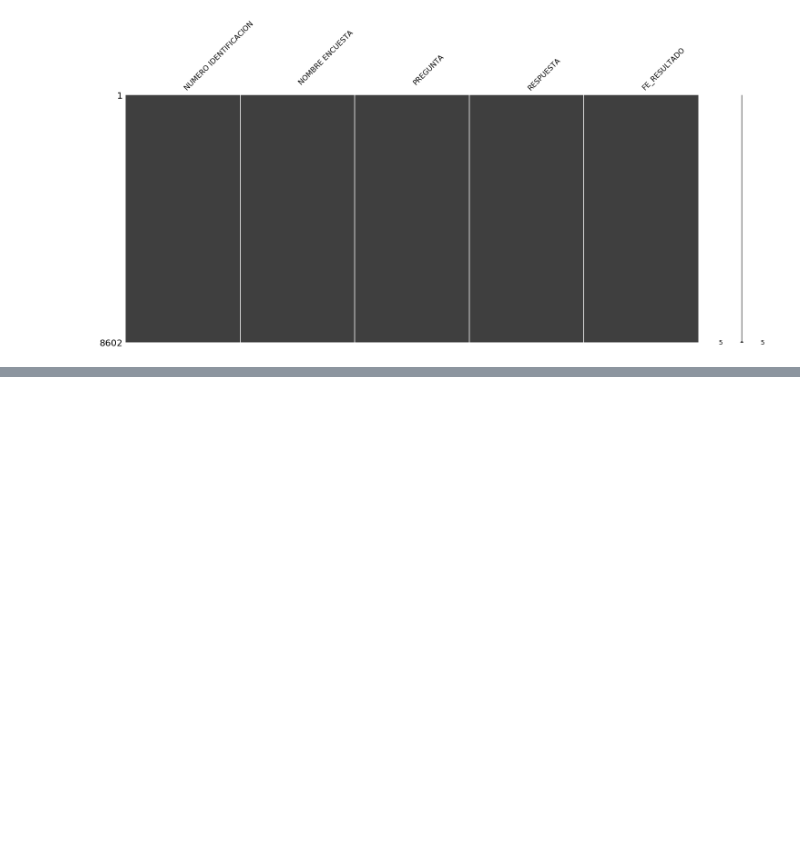
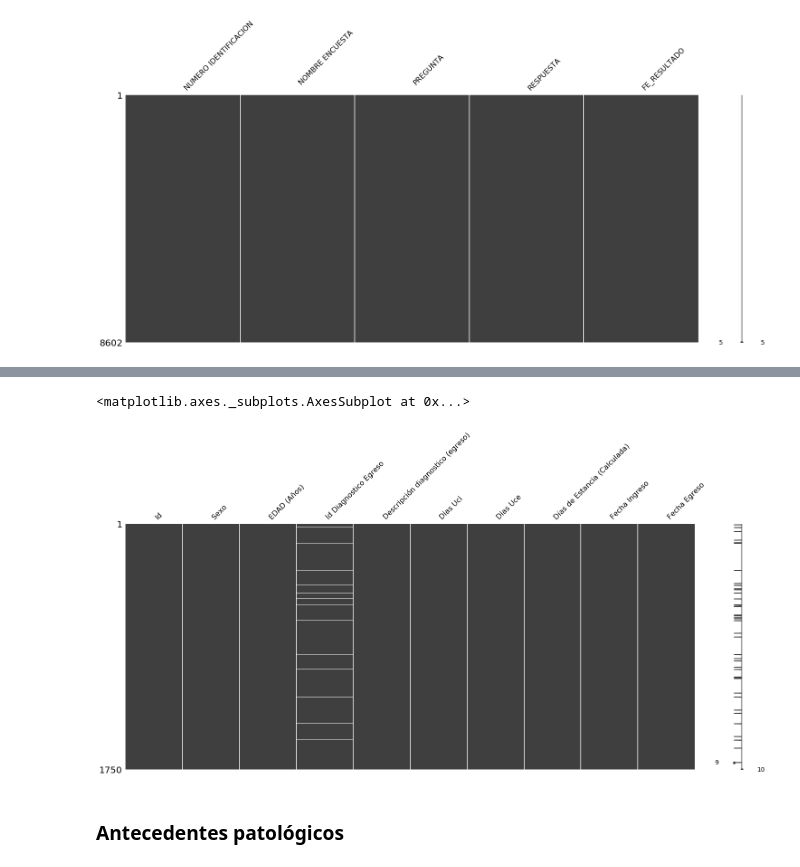
Before and after one commit to DS4A-T22/exploratory_data_analysis, a Jupyter notebook: EDA-01.ipynb, the cells around one changed output, grey strips where cells are left out. Cells and saved outputs as stored; diff of their text form; code cells hidden in the pictures; blank space fills up the shorter version.

```diff
--- a/EDA-01.ipynb
+++ b/EDA-01.ipynb
@@ -322,0 +506,7 @@ msno.matrix(act_disag)
+# %%
+msno.matrix(hospitalizations)
+# %% [output]
+<matplotlib.axes._subplots.AxesSubplot at 0x...>
+[figure, added]
+# %% [markdown]
+### Antecedentes patológicos
```
Also changed, not shown: parts of 45 cells of this notebook.
